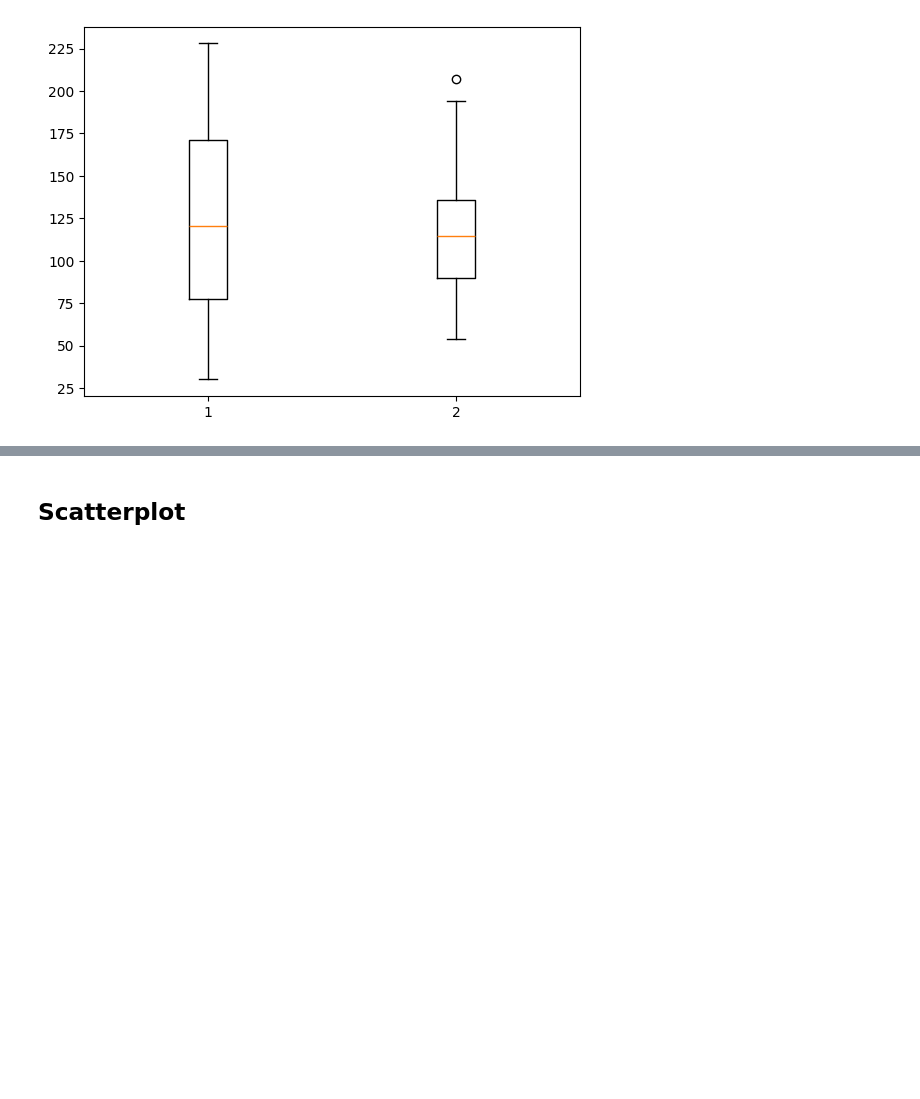
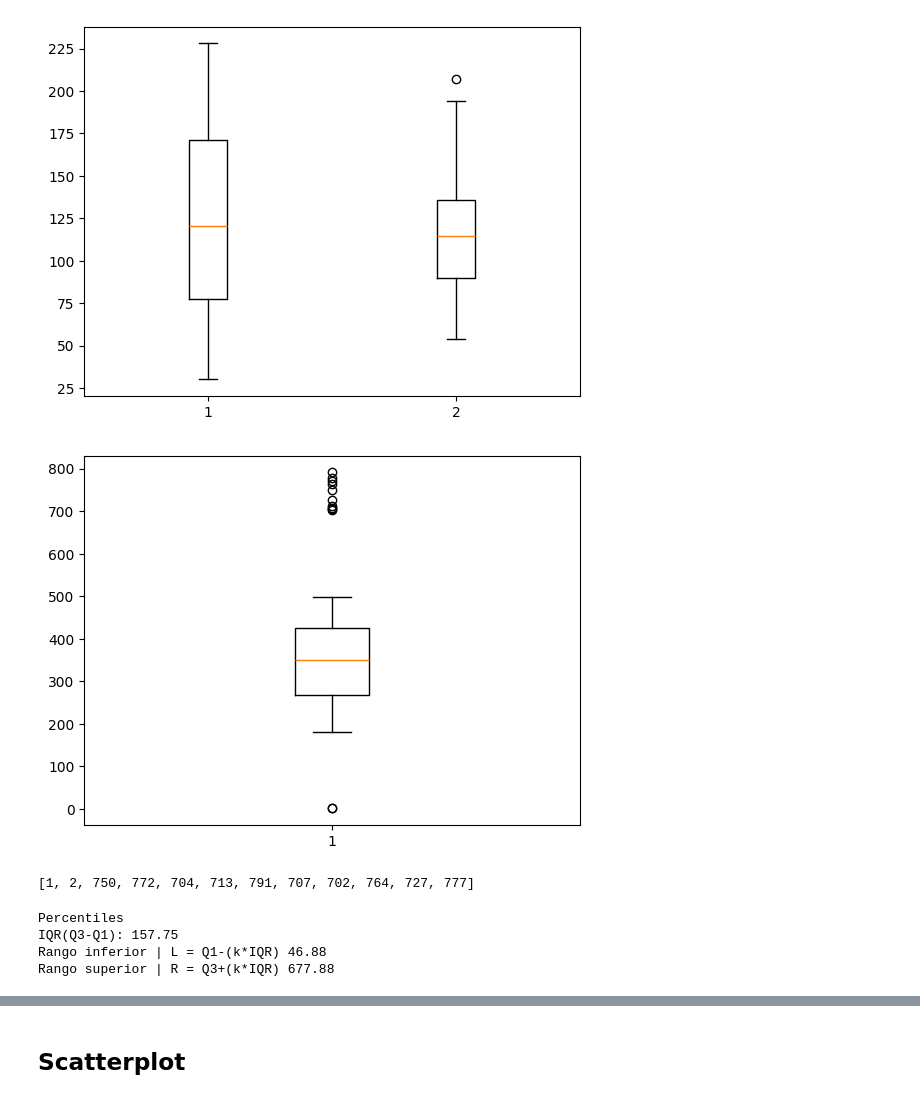
Before and after one commit to jmhrivera/own_documentation, a Jupyter notebook: Data Analyst/2.- Tipos_de_graficas.ipynb, the cells around one changed output, grey strips where cells are left out. Drawn from its saved outputs; the diff is of its cells as text; code cells hidden in the pictures; blank space fills up the shorter version.

```diff
--- a/Data Analyst/2.- Tipos_de_graficas.ipynb
+++ b/Data Analyst/2.- Tipos_de_graficas.ipynb
@@ -252,3 +251,38 @@ plt.boxplot(df_bars)
 plt.show()
 # %% [output]
 [figure]
+# %%
+import numpy as np
+import pandas as pd
+import matplotlib.pyplot as plt
+
+
+x= np.random.randint(180,500,100)
+x= np.append(x,np.random.randint(700,800,10))
+x= np.append(x,np.random.randint(1,3,2))
+boxplot = plt.boxplot(x)
+outliers = list(boxplot['fliers'][0].get_data()[1])
+
+plt.show()
+# %% [output]
+[figure, added]
+# %%
+outliers
+# %% [output]
+[1, 2, 750, 772, 704, 713, 791, 707, 702, 764, 727, 777]
+# %%
+print('Percentiles')
+Q1=np.percentile(x,25)
+Q2=np.percentile(x,50)
+Q3=np.percentile(x,75)
+Q4=np.percentile(x,100)
+IQR = Q3-Q1
+
+print(f'IQR(Q3-Q1): {IQR}')
+print(f'Rango inferior | L = Q1-(k*IQR) {Q1-1.5*(IQR):.2f}')
+print(f'Rango superior | R = Q3+(k*IQR) {Q3+1.5*(IQR):.2f}')
+# %% [output]
+Percentiles
+IQR(Q3-Q1): 157.75
+Rango inferior | L = Q1-(k*IQR) 46.88
+Rango superior | R = Q3+(k*IQR) 677.88
```
Also changed, not shown: parts of 3 cells of this notebook, 36 other files.
